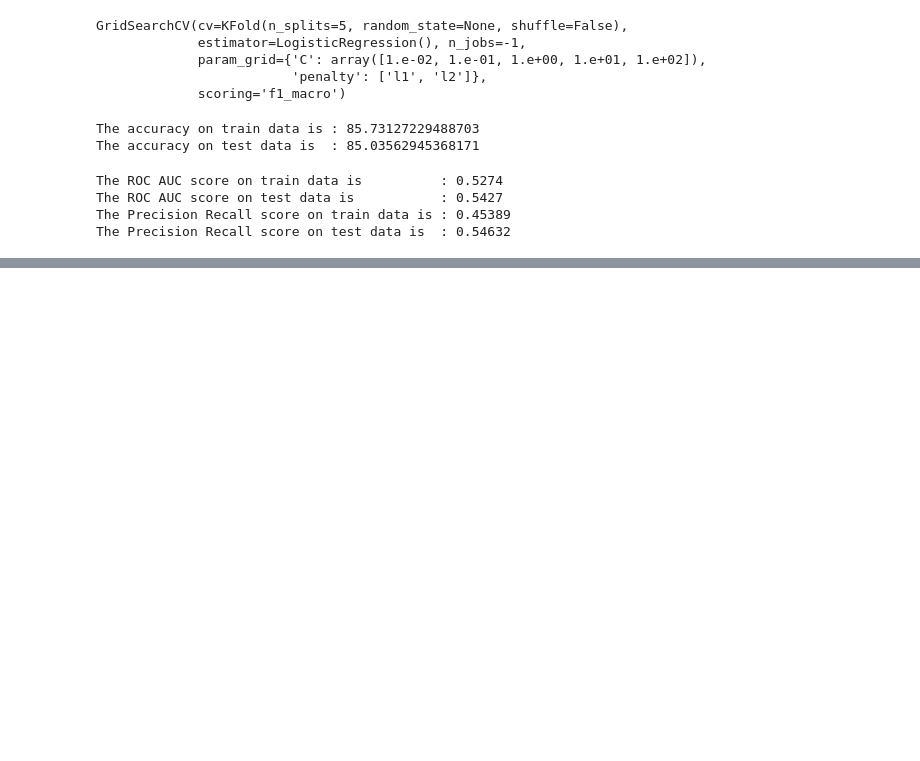
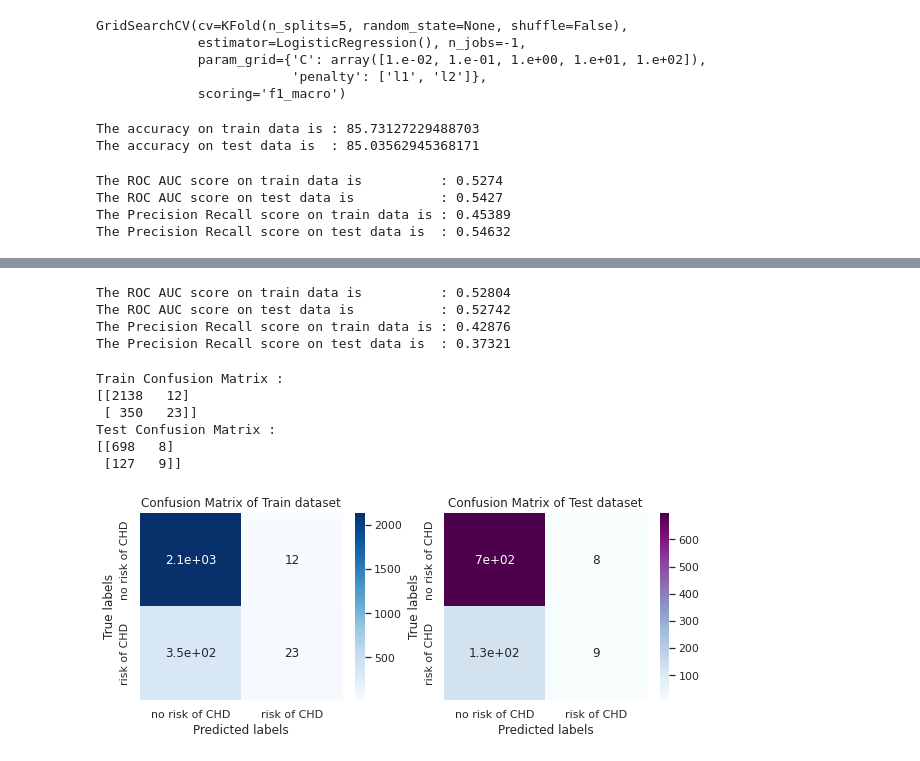
Before and after one commit to SethupathyM/Cardiovascular_Risk_Prediction, a Jupyter notebook: Cardiovascular_Risk_Prediction.ipynb, the cells around one changed output, grey strips where cells are left out. Cells and saved outputs as stored; diff of their text form; code cells hidden in the pictures; blank space fills up the shorter version.

```diff
--- a/Cardiovascular_Risk_Prediction.ipynb
+++ b/Cardiovascular_Risk_Prediction.ipynb
@@ -50,6 +50,8 @@ Drive already mounted at /content/Mydrive; to attempt to forcibly remount, call
 # %%
 # Reading the CSV file
 df = pd.read_csv('/content/Mydrive/MyDrive/Captone_Project_Supervised_ML_Cardiovascular_Risk_Prediction/data_cardiovascular_risk.csv')
+# %%
+data = df
 # %%
 # Shape
 df.shape
@@ -650,34 +650,26 @@ test_accuracy = (accuracy_score(y_test, y_test_dt_predict) * 100)
 # %%
+# Evaluation
 # Get the 'ROC AUC' and 'Precision Recall' scores
 
 # ROC AUC
 train_roc_auc_score = roc_auc_score(y_train,y_train_dt_predict)
 test_roc_auc_score = roc_auc_score(y_test,y_test_dt_predict)
 
-# print("The ROC AUC score on train data is ", train_roc_auc_score)
-print("The ROC AUC score on test data is ", round(test_roc_auc_score,5))
+print("The ROC AUC score on train data is          :", round(train_roc_auc_score,5))
+print("The ROC AUC score on test data is           :", round(test_roc_auc_score,5))
 
 # Precision Recall curve
 
+precision_train, recall_train,_train = precision_recall_curve(y_train,y_train_dt_predict)
 precision, recall,_ = precision_recall_curve(y_test,y_test_dt_predict)
+
 # print(_)
+auc_score_train = auc(recall_train, precision_train)
 auc_score = auc(recall, precision)
-print("The Precision Recall score on test data is ", round(auc_score,5))
+print("The Precision Recall score on train data is :", round(auc_score_train,5))
+print("The Precision Recall score on test data is  :", round(auc_score,5))
+# %% [output]
+The ROC AUC score on train data is          : 0.52804
+The ROC AUC score on test data is           : 0.52742
+The Precision Recall score on train data is : 0.42876
+The Precision Recall score on test data is  : 0.37321
-# %%
-# Get the confusion matrix for test
-
-labels = ['no risk of CHD', 'risk of CHD']
-cm = confusion_matrix(y_test, y_test_dt_predict)
-print(cm)
-
-# ax= plt.subplot()
-
-# sns.heatmap(cm, annot=True, ax = ax) #annot=True to annotate cells
-
-# # labels, title and ticks
-# ax.set_xlabel('Predicted labels')
-# ax.set_ylabel('True labels')
-# ax.set_title('Confusion Matrix')
-# ax.xaxis.set_ticklabels(labels)
-# ax.yaxis.set_ticklabels(labels)
-# sns.set(font_scale = 1)
@@ -694,0 +676,42 @@ print('Recall: ',round(Recall,1))
+# %%
+# Confusion matrix for train and test datasets.
+
+plt.figure(figsize = (10,20))
+sns.set_theme()
+var_lsts= [y_train,y_train_dt_predict,y_test, y_test_dt_predict]
+
+for var in enumerate(var_lsts):
+  if var[0] == 0:
+    ax  = plt.subplot(5,2,1)
+    cm = confusion_matrix(var_lsts[var[0]],var_lsts[var[0] +1])
+    print('Train Confusion Matrix :')
+    print(cm)
+    sns.heatmap(cm, annot=True,ax = ax,cmap="Blues") #annot=True to annotate cells
+    labels = ['no risk of CHD', 'risk of CHD']
+    ax.set_xlabel('Predicted labels')
+    ax.set_ylabel('True labels')
+    ax.set_title('Confusion Matrix of Train dataset')
+    ax.xaxis.set_ticklabels(labels)
+    ax.yaxis.set_ticklabels(labels)
+    sns.set(font_scale = 1)
+  elif var[0] == 2:
+    ax = plt.subplot(5,2,2)
+    cm = confusion_matrix(var_lsts[var[0]],var_lsts[var[0] +1])
+    print('Test Confusion Matrix :')
+    print(cm)
+    sns.heatmap(cm, annot=True,cmap="BuPu") #annot=True to annotate cells
+    labels = ['no risk of CHD', 'risk of CHD']
+    ax.set_xlabel('Predicted labels')
+    ax.set_ylabel('True labels')
+    ax.set_title('Confusion Matrix of Test dataset')
+    ax.xaxis.set_ticklabels(labels)
+    ax.yaxis.set_ticklabels(labels)
+    sns.set(font_scale = 1)
+# %% [output]
+Train Confusion Matrix :
+[[2138   12]
+ [ 350   23]]
+Test Confusion Matrix :
+[[698   8]
+ [127   9]]
+[figure, added]
```
Also changed, not shown: parts of 106 cells of this notebook.
